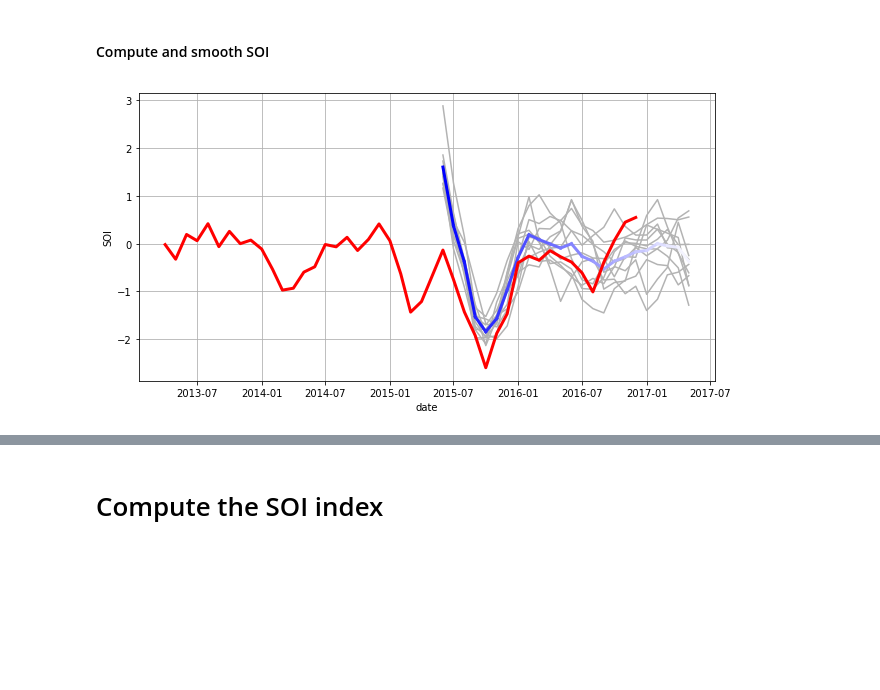
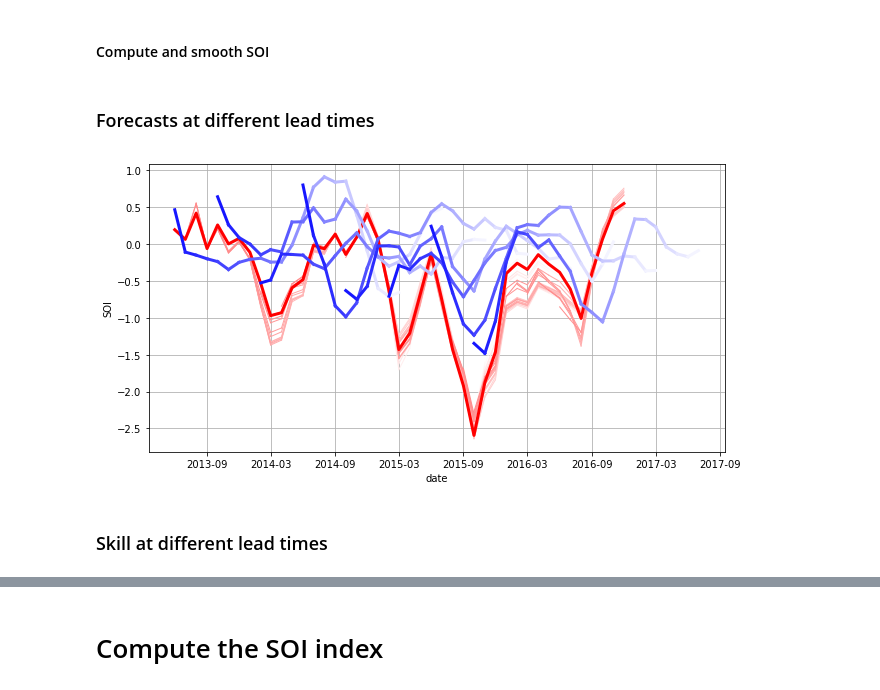
Before and after one commit to csiro-dcfp/doppyo, a Jupyter notebook: tutorials/2018_forecasting_workshop_Hoabrt.ipynb, the cells around one changed output, grey strips where cells are left out. Cells and saved outputs as stored; diff of their text form; code cells hidden in the pictures; blank space fills up the shorter version.

```diff
--- a/tutorials/2018_forecasting_workshop_Hoabrt.ipynb
+++ b/tutorials/2018_forecasting_workshop_Hoabrt.ipynb
@@ -175,13 +175,23 @@ da_obsv_clim = utils.load_mean_climatology('jra_1958-2016', 'slp', freq='MS')
 # %% [markdown]
 #### Anomalize
 # %%
-da_obsv_anom = utils.anomalize(da_obsv, da_obsv_clim)
+da_obsv_raw_anom = utils.anomalize(da_obsv_raw, da_obsv_clim)
+# %%
+anomalize = lambda data, clim: utils.datetime_to_leadtime(
+                                   utils.anomalize(
+                                       utils.leadtime_to_datetime(data),clim))
+da_obsv_anom = da_obsv.groupby('init_date').apply(anomalize, clim=da_obsv_clim)
 # %% [markdown]
 #### Compute and smooth SOI
 # %%
-soi_obsv = indices.compute_soi(da_obsv_anom, std_dim='time') \
-                  .rolling(time=3, min_periods=1) \
-                  .mean(dim='time') \
+soi_obsv_raw = indices.compute_soi(da_obsv_raw_anom, std_dim='time') \
+                      .rolling(time=3, min_periods=3) \
+                      .mean(dim='time') \
+                      .compute()
+
+soi_obsv = indices.compute_soi(da_obsv_anom, std_dim='lead_time') \
+                  .rolling(lead_time=3, min_periods=3) \
+                  .mean(dim='lead_time') \
                   .compute()
 # %% [markdown]
 ### Forecasts
@@ -200,36 +210,60 @@ da_fcst_anom = (100 * da_fcst).groupby('init_date').apply(anomalize, clim=da_fcs
 #### Compute and smooth SOI
 # %%
 soi_fcst = indices.compute_soi(da_fcst_anom, std_dim='lead_time') \
-                  .rolling(lead_time=3, min_periods=1) \
+                  .rolling(lead_time=3, min_periods=3) \
                   .mean(dim='lead_time') \
                   .compute()
+# %% [markdown]
+### Forecasts at different lead times
 # %%
-def plot_each(data,ax):
-    # Plot ensembles
-    sp = utils.leadtime_to_datetime(data)
-    ax.plot(sp['time'],sp.transpose(),color=(0.7,0.7,0.7))
+def plot_each(data,ax,col,lw,fade=False):
+    if 'ensemble' in data.dims:
+        # Plot ensembles
+        sp = utils.leadtime_to_datetime(data)
+        # ax.plot(sp['time'],sp.transpose(),color=(0.9,0.9,0.9))
 
-    ts = utils.leadtime_to_datetime(data).mean(dim='ensemble')
+        ts = utils.leadtime_to_datetime(data).mean(dim='ensemble')
+    else:
+        ts = utils.leadtime_to_datetime(data)
     x = ts['time'].values
     y = ts.values
 
     # Your colouring array
-    T = np.linspace(0,1,np.size(x))
+    if fade is True:
+        T = np.linspace(0.5,1,np.size(x))
+    else:
+        T = np.linspace(0,1,np.size(x))
 
     # Segement plot and colour depending on T
     s = 1 # Segment length
     for i in range(0,len(x)-s,s):
-        ax.plot(x[i:i+s+1], y[i:i+s+1], color=(T[i],T[i],1), linewidth=3)
-
+        if col == 'b':
+            ax.plot(x[i:i+s+1], y[i:i+s+1], color=(T[i],T[i],1), linewidth=lw)
+        elif col == 'k':
+            ax.plot(x[i:i+s+1], y[i:i+s+1], color=(T[i],T[i],T[i]), linewidth=lw)
+        elif col == 'r':
+            ax.plot(x[i:i+s+1], y[i:i+s+1], color=(1,T[i],T[i]), linewidth=lw)
+        elif col == 'g':
+            ax.plot(x[i:i+s+1], y[i:i+s+1], color=(T[i],1,T[i]), linewidth=lw)
     return ts
 
 fig1 = plt.figure(figsize=(10,5))
 
 ax = fig1.add_axes([0.1, 0.1, 0.8, 0.8])
 ax.grid()
-lines = soi_fcst.sel(init_date='2015-06').groupby('init_date').apply(plot_each,ax=ax)
-ax.plot(soi_obsv['time'],soi_obsv,'r-',linewidth=3)
+
+lines = soi_obsv.sel(init_date=slice('2013-04', '2016-04')) \
+                .groupby('init_date') \
+                .apply(plot_each,ax=ax,col='r',lw=1,fade=True)
+ax.plot(soi_obsv_raw['time'],soi_obsv_raw,'r-',linewidth=3)
+
+lines = soi_fcst.sel(init_date=slice('2013-04', '2015-10',4)) \
+                .groupby('init_date') \
+                .apply(plot_each,ax=ax,col='b',lw=3)
+
 ax.set_xlabel('date')
 ax.set_ylabel('SOI');
 # %% [output]
-[figure, old version]
+[figure, new version]
+# %% [markdown]
+### Skill at different lead times
```
Also changed, not shown: parts of 5 cells of this notebook, 3 other files.
